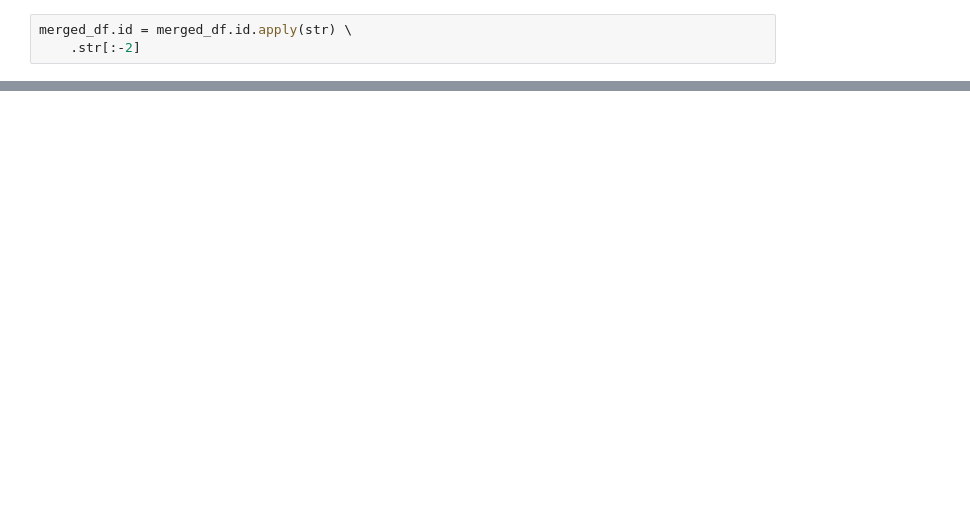
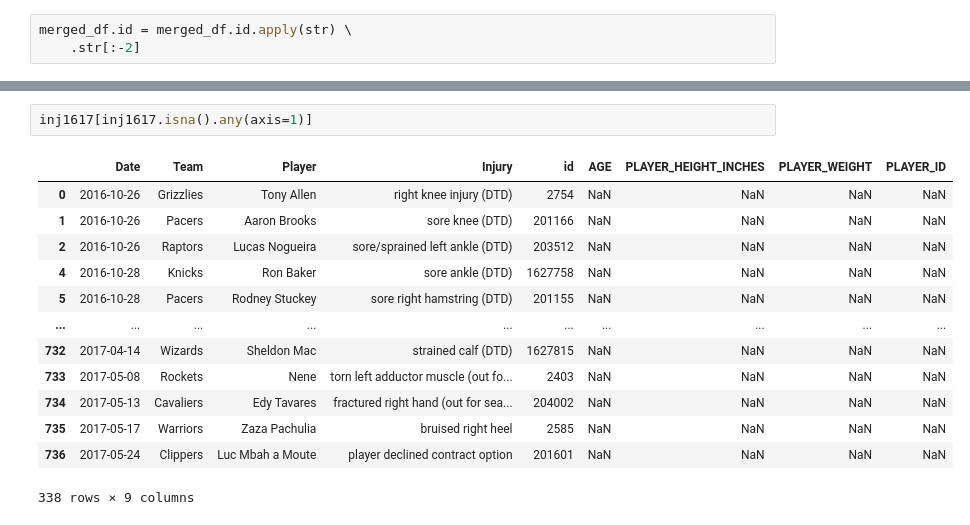
Before and after one commit to joongsim/nba-injuries, a Jupyter notebook: injury_prediction.ipynb, the cells around one changed output, grey strips where cells are left out. Saved outputs shown, nothing was run; the diff lists cells and outputs as text; blank space fills up the shorter version.

```diff
--- a/injury_prediction.ipynb
+++ b/injury_prediction.ipynb
@@ -229,0 +304,16 @@ merged_df
+# %%
+inj1617[inj1617.isna().any(axis=1)]
+# %% [output]
+|  | Date | Team | Player | Injury | id | AGE | PLAYER_HEIGHT_INCHES | PLAYER_WEIGHT | PLAYER_ID |
+| 0 | 2016-10-26 | Grizzlies | Tony Allen | right knee injury (DTD) | 2754 | NaN | NaN | NaN | NaN |
+| 1 | 2016-10-26 | Pacers | Aaron Brooks | sore knee (DTD) | 201166 | NaN | NaN | NaN | NaN |
+| 2 | 2016-10-26 | Raptors | Lucas Nogueira | sore/sprained left ankle (DTD) | 203512 | NaN | NaN | NaN | NaN |
+| 4 | 2016-10-28 | Knicks | Ron Baker | sore ankle (DTD) | 1627758 | NaN | NaN | NaN | NaN |
+| 5 | 2016-10-28 | Pacers | Rodney Stuckey | sore right hamstring (DTD) | 201155 | NaN | NaN | NaN | NaN |
+| ... | ... | ... | ... | ... | ... | ... | ... | ... | ... |
+| 732 | 2017-04-14 | Wizards | Sheldon Mac | strained calf (DTD) | 1627815 | NaN | NaN | NaN | NaN |
+| 733 | 2017-05-08 | Rockets | Nene | torn left adductor muscle (out fo... | 2403 | NaN | NaN | NaN | NaN |
+| 734 | 2017-05-13 | Cavaliers | Edy Tavares | fractured right hand (out for sea... | 204002 | NaN | NaN | NaN | NaN |
+| 735 | 2017-05-17 | Warriors | Zaza Pachulia | bruised right heel | 2585 | NaN | NaN | NaN | NaN |
+| 736 | 2017-05-24 | Clippers | Luc Mbah a Moute | player declined contract option | 201601 | NaN | NaN | NaN | NaN |
+338 rows × 9 columns
```
Also changed, not shown: parts of 20 cells of this notebook, 2 other files.
